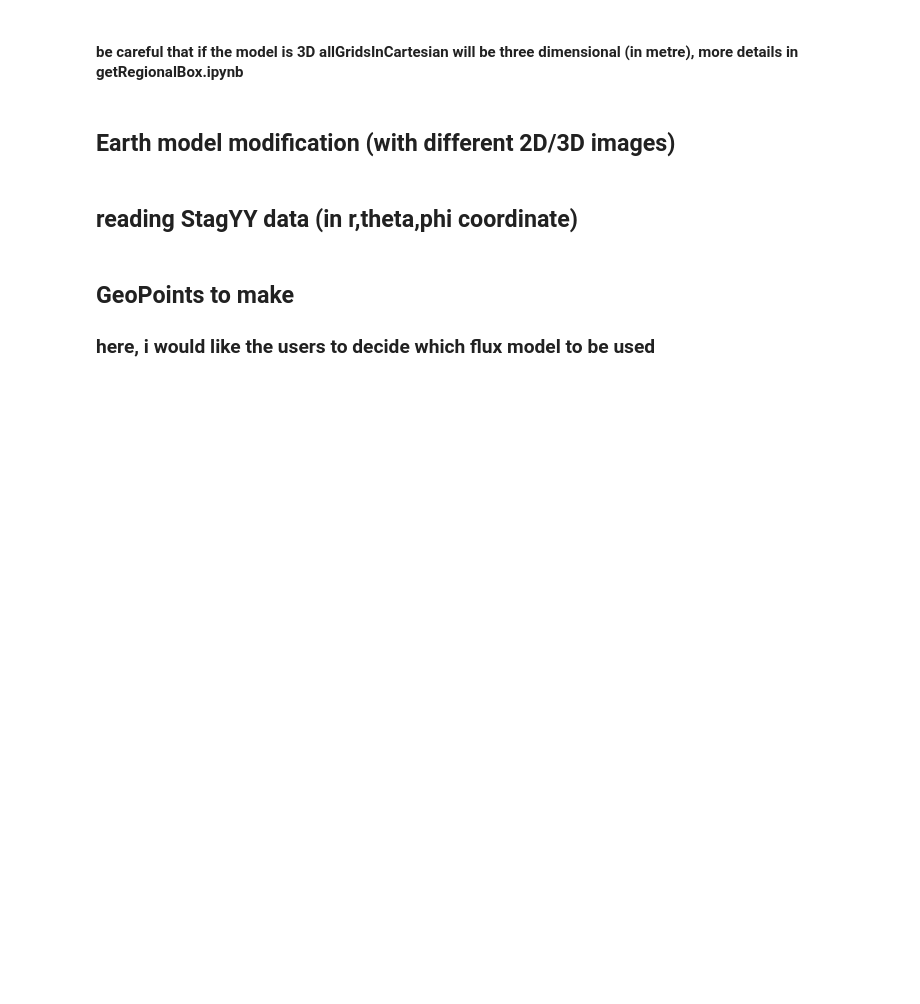
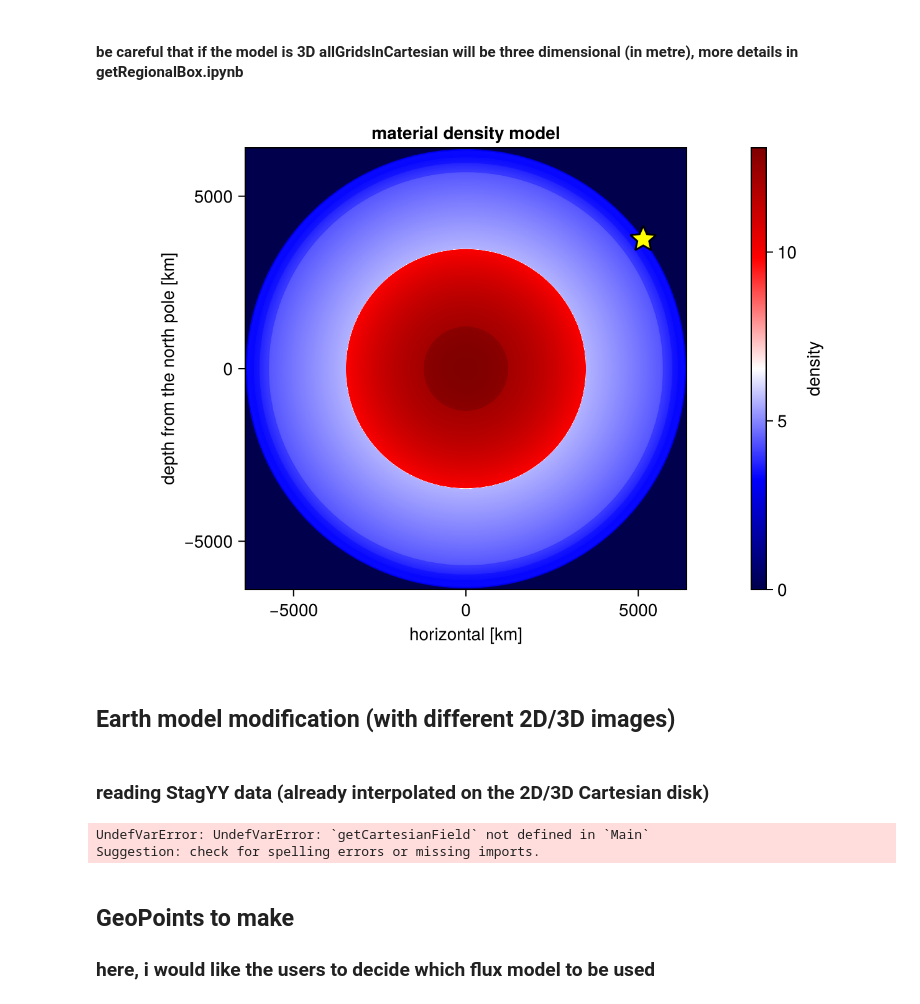
Before and after one commit to seismobassoon/flexOPT, a Jupyter notebook: notebooks/neutrinoPropagation.ipynb, the cells around one changed output. Cells and saved outputs as stored; diff of their text form; code cells hidden in the pictures; blank space fills up the shorter version.

```diff
--- a/notebooks/neutrinoPropagation.ipynb
+++ b/notebooks/neutrinoPropagation.ipynb
@@ -142,34 +167,38 @@ detectorLocal=SVector(detectorPointFlat.ecef[1],detectorPointFlat.ecef[3])
 # %%
 
 Nx,Nz=size(seismicModel.ρ)
 xvals = [p.xz[1] for p in boxGrids.allGridsInCartesian[:,1]]*1.e-3
 zvals = [p.xz[2] for p in boxGrids.allGridsInCartesian[1,:]]*1.e-3
 fig, ax, hm = CairoMakie.heatmap(
     #topo.x,topo.y,topo.z';
     #collect((0:1:(Nx-1)).*Δx).*1.e-3,(collect(0:1:(Nz-1)).*Δz.+altMin).*1.e-3, seismicModel.ρ;
     xvals, zvals, seismicModel.ρ;
     colormap = :seismic,
     #colorrange=(0,4),
-    axis = (aspect = DataAspect(), xlabel = "horizontal", ylabel = "depth from p1", title = "density model")
+    axis = (aspect = DataAspect(), xlabel = "horizontal [km]", ylabel = "depth from the north pole [km]", title = "material density model")
 )
 CairoMakie.scatter!(
     ax,
     [detectorLocal[1]]*1.e-3, [detectorLocal[2]]*1.e-3;
     marker = :star5,
     markersize = 24,
     color = :yellow,
     strokecolor = :black,
     strokewidth = 1.5,
 )
 Colorbar(fig[1,2], hm, label="density")
 fig
+# %% [output]
+[figure, added]
 # %% [markdown]
 ## Earth model modification (with different 2D/3D images)
 # %% [markdown]
-## reading StagYY data (in r,theta,phi coordinate)
+### reading StagYY data (already interpolated on the 2D/3D Cartesian disk)
 # %%
-ρfield, avρField, diffρField, Xnode, Ynode, rcmb = readStagYYFilesAverage(ρGeodyFile)
-ρfieldCartesien,_ = DIVAndrun(mask,(pm,pn),(xi,yi),(Xnode,Ynode),ρfield,correlationLength,epsilon2);
+ρCartesian = getCartesianField(ρGeodyFile,[p.xz[1] for p in boxGrids.allGridsInCartesian[:,1]],[p.xz[2] for p in boxGrids.allGridsInCartesian[1,:]];rotationAngles=rotationAngles,correlationLength=(20e3,20e3),epsilon2=1.)
+# %% [output]
+UndefVarError: UndefVarError: `getCartesianField` not defined in `Main`
+Suggestion: check for spelling errors or missing imports.
 # %% [markdown]
 ## GeoPoints to make
 
```
Also changed, not shown: parts of 9 cells of this notebook, 3 other files.
